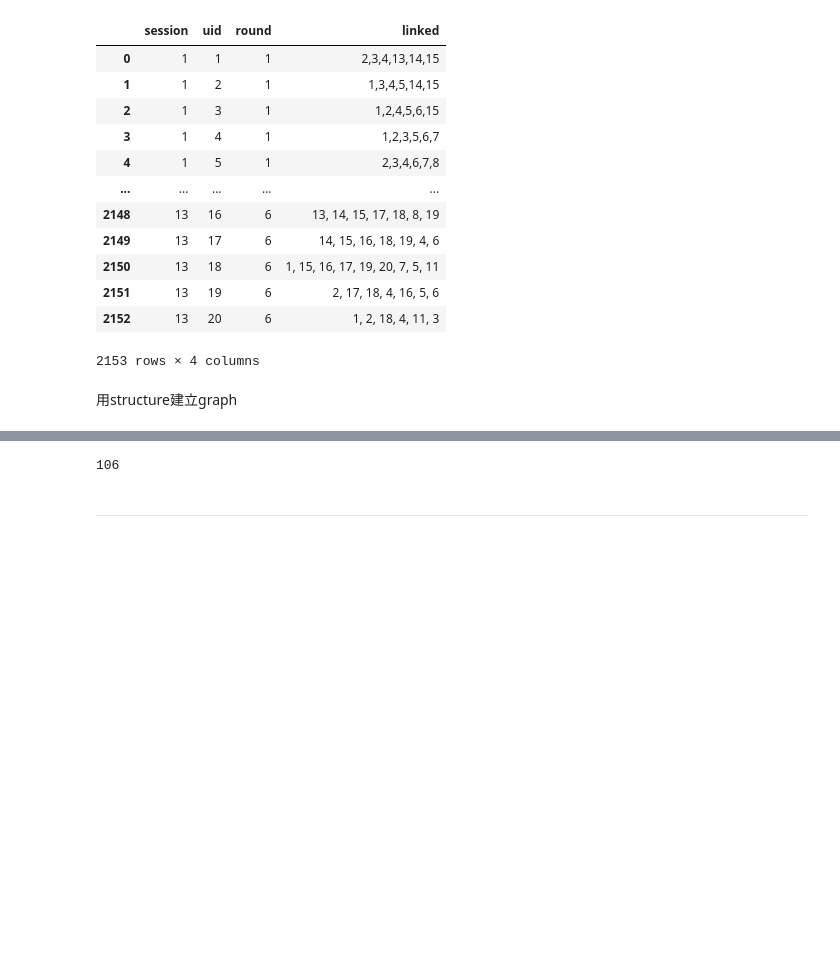
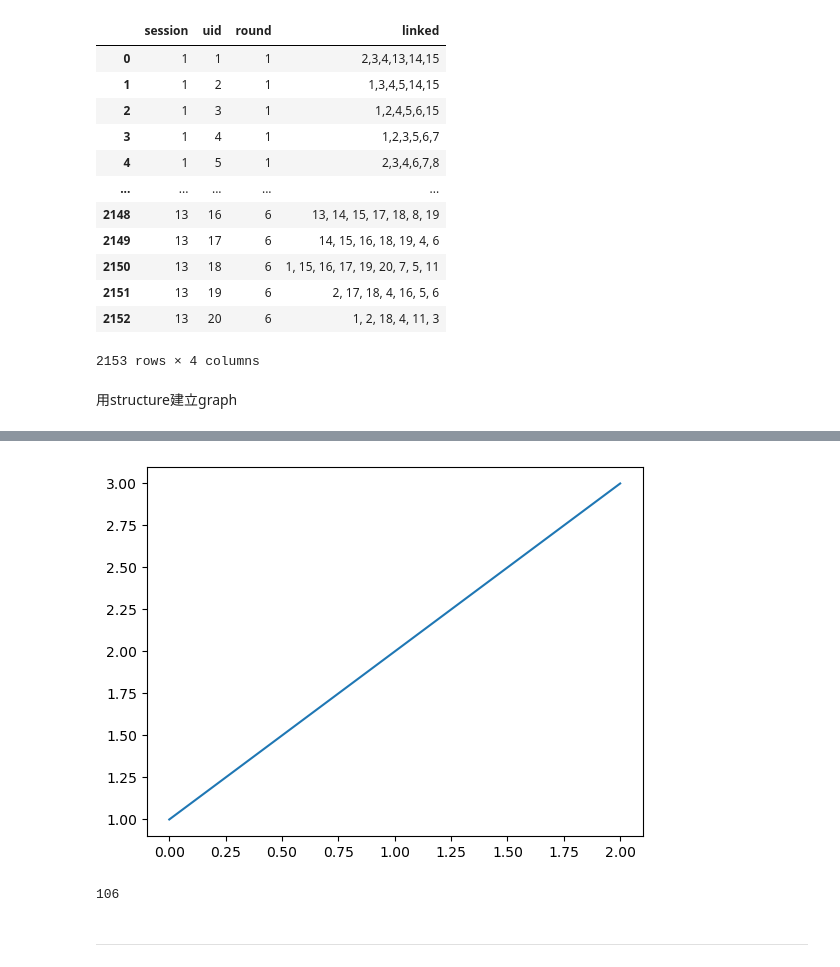
Before and after one commit to sisiayang/Graph-coloring-problem, a Jupyter notebook: train_first_layer_model.ipynb, the cells around one changed output, grey strips where cells are left out. Drawn from its saved outputs; the diff is of its cells as text; code cells hidden in the pictures; blank space fills up the shorter version.

```diff
--- a/train_first_layer_model.ipynb
+++ b/train_first_layer_model.ipynb
@@ -88,3 +111,11 @@ def add_feature(graph, f_df):
+# %%
+import matplotlib.pyplot as plt
+%matplotlib inline
+plt.plot([1,2,3])
+
+plt.show()
+# %% [output]
+[figure, added]
 # %%
 graph_list = []
 label_list = []
```
Also changed, not shown: parts of 7 cells of this notebook, 3 other files.
